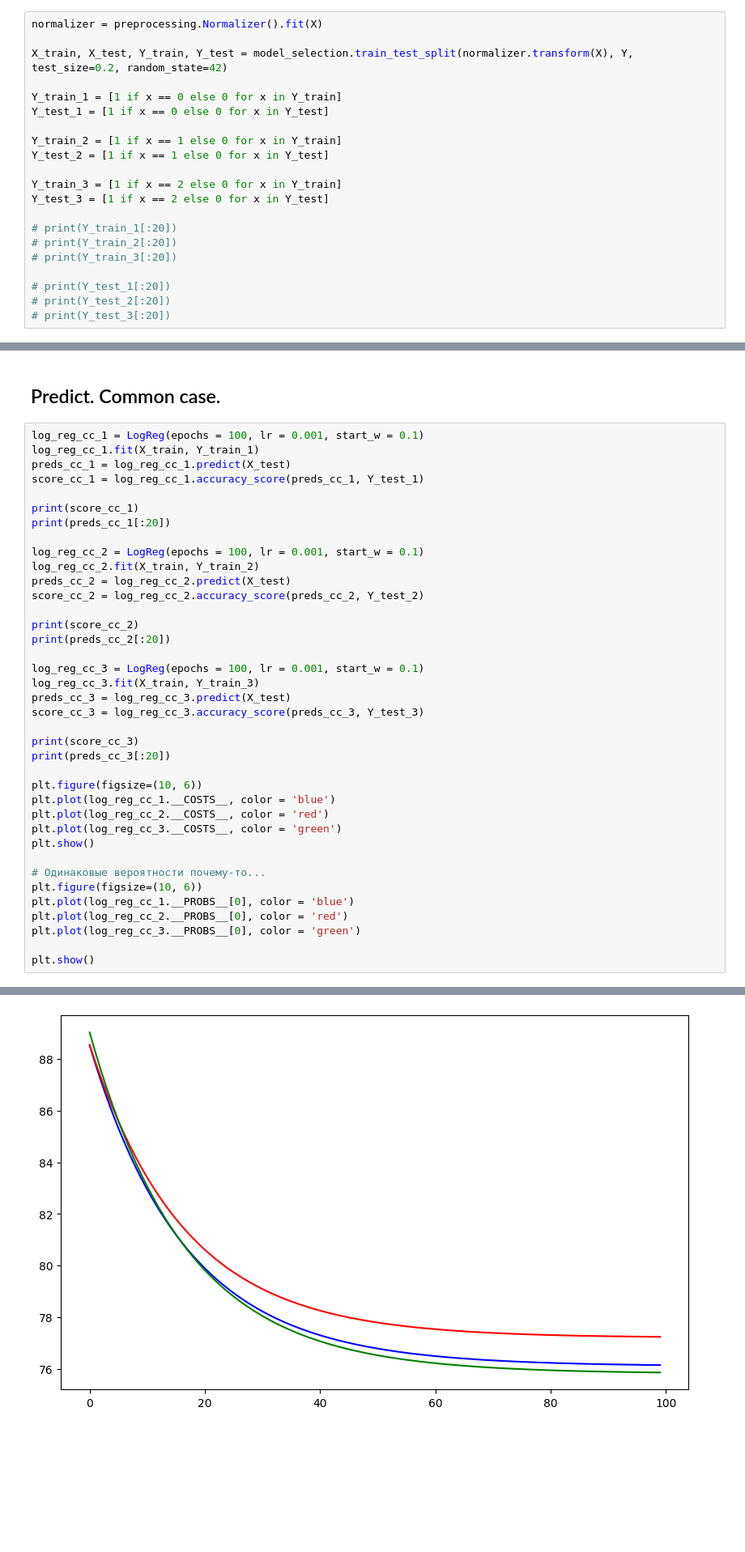
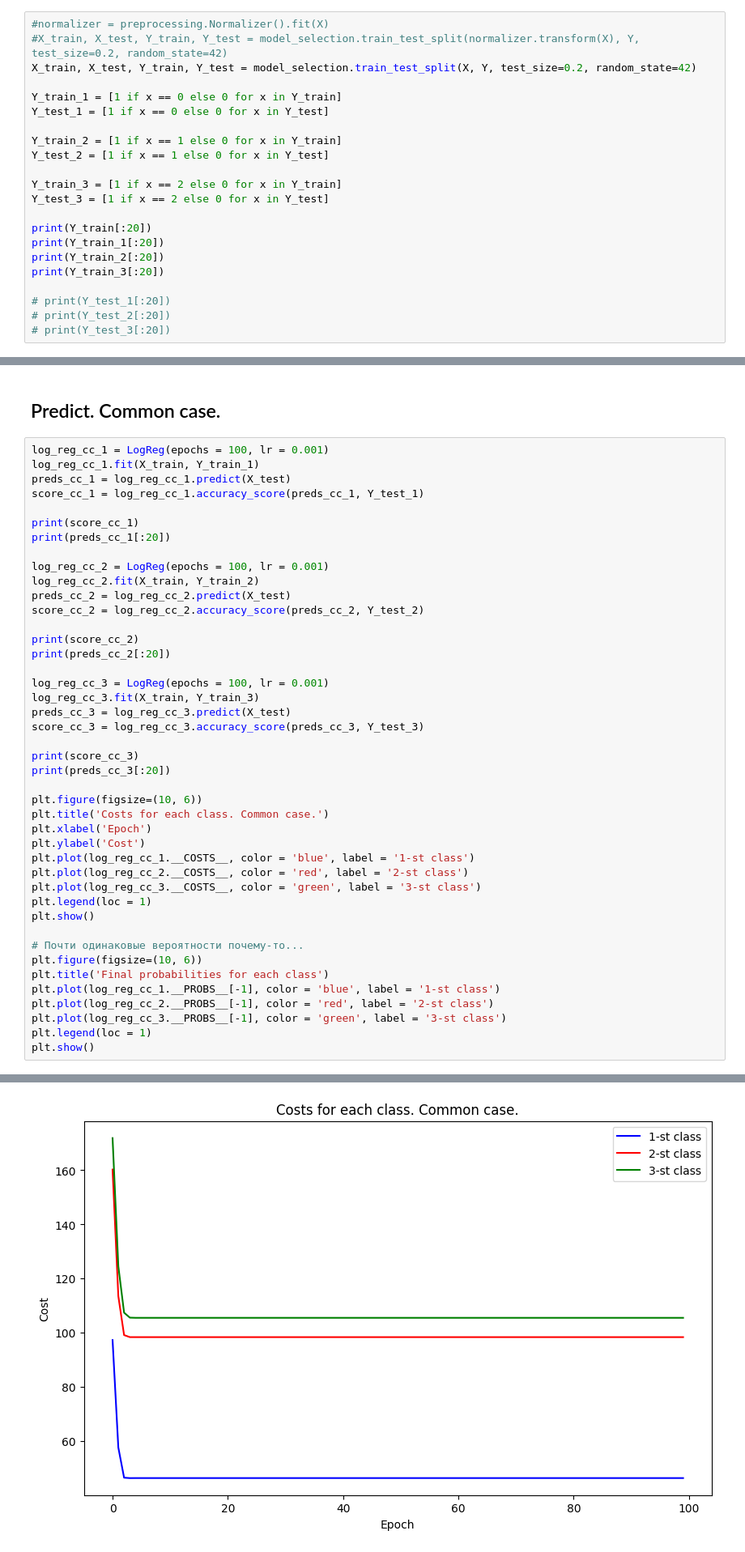
Before and after one commit to tyan/ML_learn, a Jupyter notebook: Classification - Logistic Regression self made/HW_LogReg_SelfMade_Tyan.ipynb, the cells around one changed output, grey strips where cells are left out. Shown at 81% size. Cells and saved outputs as stored; diff of their text form; blank space fills up the shorter version.

```diff
--- a/Classification - Logistic Regression self made/HW_LogReg_SelfMade_Tyan.ipynb
+++ b/Classification - Logistic Regression self made/HW_LogReg_SelfMade_Tyan.ipynb
@@ -112,9 +150,9 @@ X = iris.data[:, :2]
 # %%
 Y = iris.target
 # %%
-normalizer = preprocessing.Normalizer().fit(X)
-
-X_train, X_test, Y_train, Y_test = model_selection.train_test_split(normalizer.transform(X), Y, test_size=0.2, random_state=42)
+#normalizer = preprocessing.Normalizer().fit(X)
+#X_train, X_test, Y_train, Y_test = model_selection.train_test_split(normalizer.transform(X), Y, test_size=0.2, random_state=42)
+X_train, X_test, Y_train, Y_test = model_selection.train_test_split(X, Y, test_size=0.2, random_state=42)
 
 Y_train_1 = [1 if x == 0 else 0 for x in Y_train]
 Y_test_1 = [1 if x == 0 else 0 for x in Y_test]
@@ -125,9 +163,10 @@ Y_test_2 = [1 if x == 1 else 0 for x in Y_test]
 Y_train_3 = [1 if x == 2 else 0 for x in Y_train]
 Y_test_3 = [1 if x == 2 else 0 for x in Y_test]
 
-# print(Y_train_1[:20])
-# print(Y_train_2[:20])
-# print(Y_train_3[:20])
+print(Y_train[:20])
+print(Y_train_1[:20])
+print(Y_train_2[:20])
+print(Y_train_3[:20])
 
 # print(Y_test_1[:20])
 # print(Y_test_2[:20])
@@ -135,7 +179,7 @@ Y_test_3 = [1 if x == 2 else 0 for x in Y_test]
 # %% [markdown]
 ## Predict. Common case.
 # %%
-log_reg_cc_1 = LogReg(epochs = 100, lr = 0.001, start_w = 0.1)
+log_reg_cc_1 = LogReg(epochs = 100, lr = 0.001)
 log_reg_cc_1.fit(X_train, Y_train_1)
 preds_cc_1 = log_reg_cc_1.predict(X_test)
 score_cc_1 = log_reg_cc_1.accuracy_score(preds_cc_1, Y_test_1)
@@ -143,7 +187,7 @@ score_cc_1 = log_reg_cc_1.accuracy_score(preds_cc_1, Y_test_1)
 print(score_cc_1)
 print(preds_cc_1[:20])
 
-log_reg_cc_2 = LogReg(epochs = 100, lr = 0.001, start_w = 0.1)
+log_reg_cc_2 = LogReg(epochs = 100, lr = 0.001)
 log_reg_cc_2.fit(X_train, Y_train_2)
 preds_cc_2 = log_reg_cc_2.predict(X_test)
 score_cc_2 = log_reg_cc_2.accuracy_score(preds_cc_2, Y_test_2)
@@ -151,7 +195,7 @@ score_cc_2 = log_reg_cc_2.accuracy_score(preds_cc_2, Y_test_2)
 print(score_cc_2)
 print(preds_cc_2[:20])
 
-log_reg_cc_3 = LogReg(epochs = 100, lr = 0.001, start_w = 0.1)
+log_reg_cc_3 = LogReg(epochs = 100, lr = 0.001)
 log_reg_cc_3.fit(X_train, Y_train_3)
 preds_cc_3 = log_reg_cc_3.predict(X_test)
 score_cc_3 = log_reg_cc_3.accuracy_score(preds_cc_3, Y_test_3)
@@ -160,16 +204,21 @@ print(score_cc_3)
 print(preds_cc_3[:20])
 
 plt.figure(figsize=(10, 6))
-plt.plot(log_reg_cc_1.__COSTS__, color = 'blue')
-plt.plot(log_reg_cc_2.__COSTS__, color = 'red')
-plt.plot(log_reg_cc_3.__COSTS__, color = 'green')
+plt.title('Costs for each class. Common case.')
+plt.xlabel('Epoch')
+plt.ylabel('Cost')
+plt.plot(log_reg_cc_1.__COSTS__, color = 'blue', label = '1-st class')
+plt.plot(log_reg_cc_2.__COSTS__, color = 'red', label = '2-st class')
+plt.plot(log_reg_cc_3.__COSTS__, color = 'green', label = '3-st class')
+plt.legend(loc = 1)
 plt.show()
 
-# Одинаковые вероятности почему-то...
+# Почти одинаковые вероятности почему-то...
 plt.figure(figsize=(10, 6))
-plt.plot(log_reg_cc_1.__PROBS__[0], color = 'blue')
-plt.plot(log_reg_cc_2.__PROBS__[0], color = 'red')
-plt.plot(log_reg_cc_3.__PROBS__[0], color = 'green')
-
+plt.title('Final probabilities for each class')
+plt.plot(log_reg_cc_1.__PROBS__[-1], color = 'blue', label = '1-st class')
+plt.plot(log_reg_cc_2.__PROBS__[-1], color = 'red', label = '2-st class')
+plt.plot(log_reg_cc_3.__PROBS__[-1], color = 'green', label = '3-st class')
+plt.legend(loc = 1)
 plt.show()
 # %% [output]
@@ -182 +231 @@ plt.show()
-[figure, old version]
+[figure, new version]
```
Also changed, not shown: parts of 8 cells of this notebook, 15 other files.
